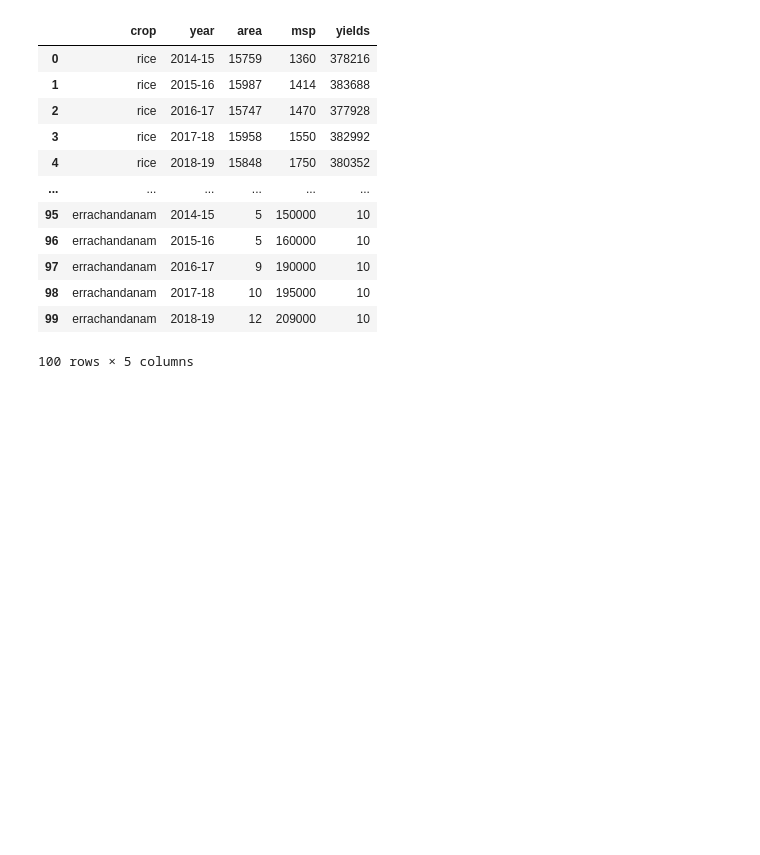
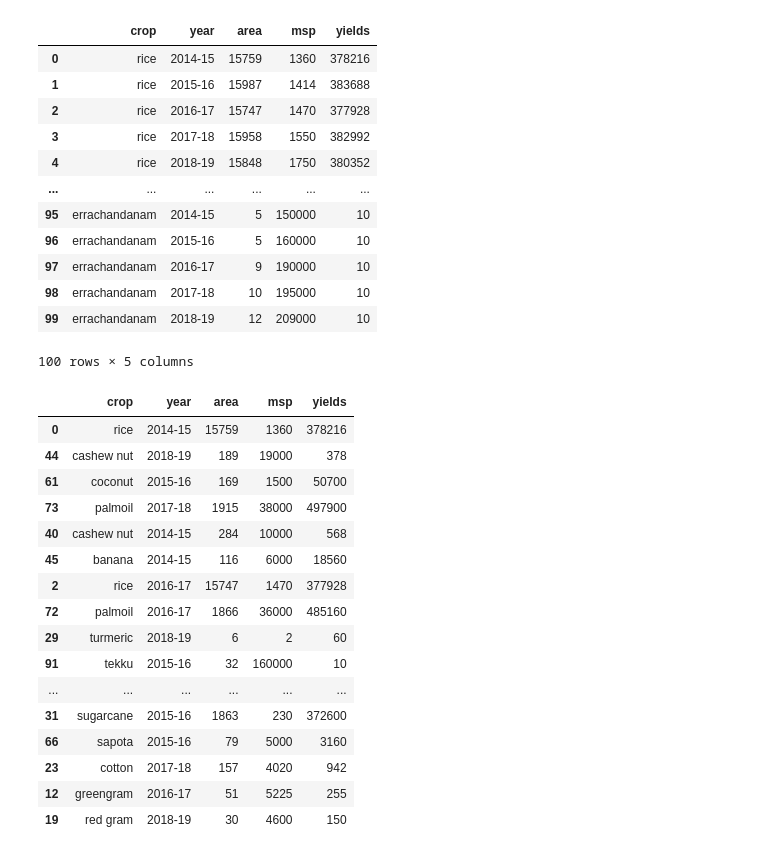
Before and after one commit to Ramesh-Bojanapu-1011/ai_python_practice, a Jupyter notebook: pandas_practive/crops.ipynb, the cells around one changed output. Drawn from its saved outputs; the diff is of its cells as text; code cells hidden in the pictures; blank space fills up the shorter version.

```diff
--- a/pandas_practive/crops.ipynb
+++ b/pandas_practive/crops.ipynb
@@ -2,8 +2,8 @@
 import pandas as pd
 # %%
 crops = pd.read_csv("crops.csv")
-df = pd.DataFrame(crops)
-df
+crops_df = pd.DataFrame(crops)
+crops_df
 # %% [output]
 |  | crop | year | area | msp | yields |
 | 0 | rice | 2014-15 | 15759 | 1360 | 378216 |
@@ -18,3 +18,24 @@ df
 | 98 | errachandanam | 2017-18 | 10 | 195000 | 10 |
 | 99 | errachandanam | 2018-19 | 12 | 209000 | 10 |
 100 rows × 5 columns
+# %%
+df2=crops_df.sample(n=18) # Randomly selects 18 records from the dataframe
+df2
+# %% [output]
+|  | crop | year | area | msp | yields |
+| 0 | rice | 2014-15 | 15759 | 1360 | 378216 |
+| 44 | cashew nut | 2018-19 | 189 | 19000 | 378 |
+| 61 | coconut | 2015-16 | 169 | 1500 | 50700 |
+| 73 | palmoil | 2017-18 | 1915 | 38000 | 497900 |
+| 40 | cashew nut | 2014-15 | 284 | 10000 | 568 |
+| 45 | banana | 2014-15 | 116 | 6000 | 18560 |
+| 2 | rice | 2016-17 | 15747 | 1470 | 377928 |
+| 72 | palmoil | 2016-17 | 1866 | 36000 | 485160 |
+| 29 | turmeric | 2018-19 | 6 | 2 | 60 |
+| 91 | tekku | 2015-16 | 32 | 160000 | 10 |
+| ... | ... | ... | ... | ... | ... |
+| 31 | sugarcane | 2015-16 | 1863 | 230 | 372600 |
+| 66 | sapota | 2015-16 | 79 | 5000 | 3160 |
+| 23 | cotton | 2017-18 | 157 | 4020 | 942 |
+| 12 | greengram | 2016-17 | 51 | 5225 | 255 |
+| 19 | red gram | 2018-19 | 30 | 4600 | 150 |
```
Also changed, not shown: parts of 8 cells of this notebook, 2 other files.
